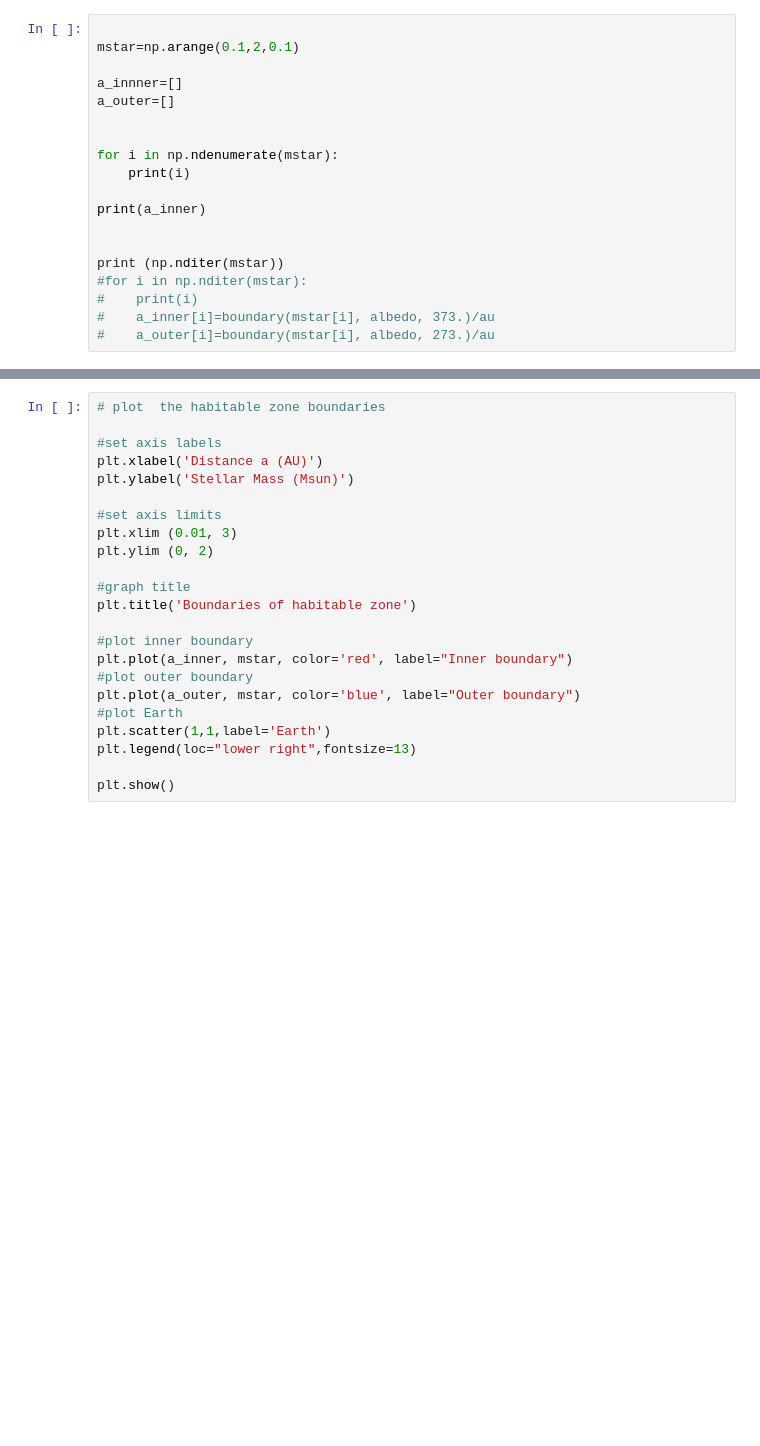
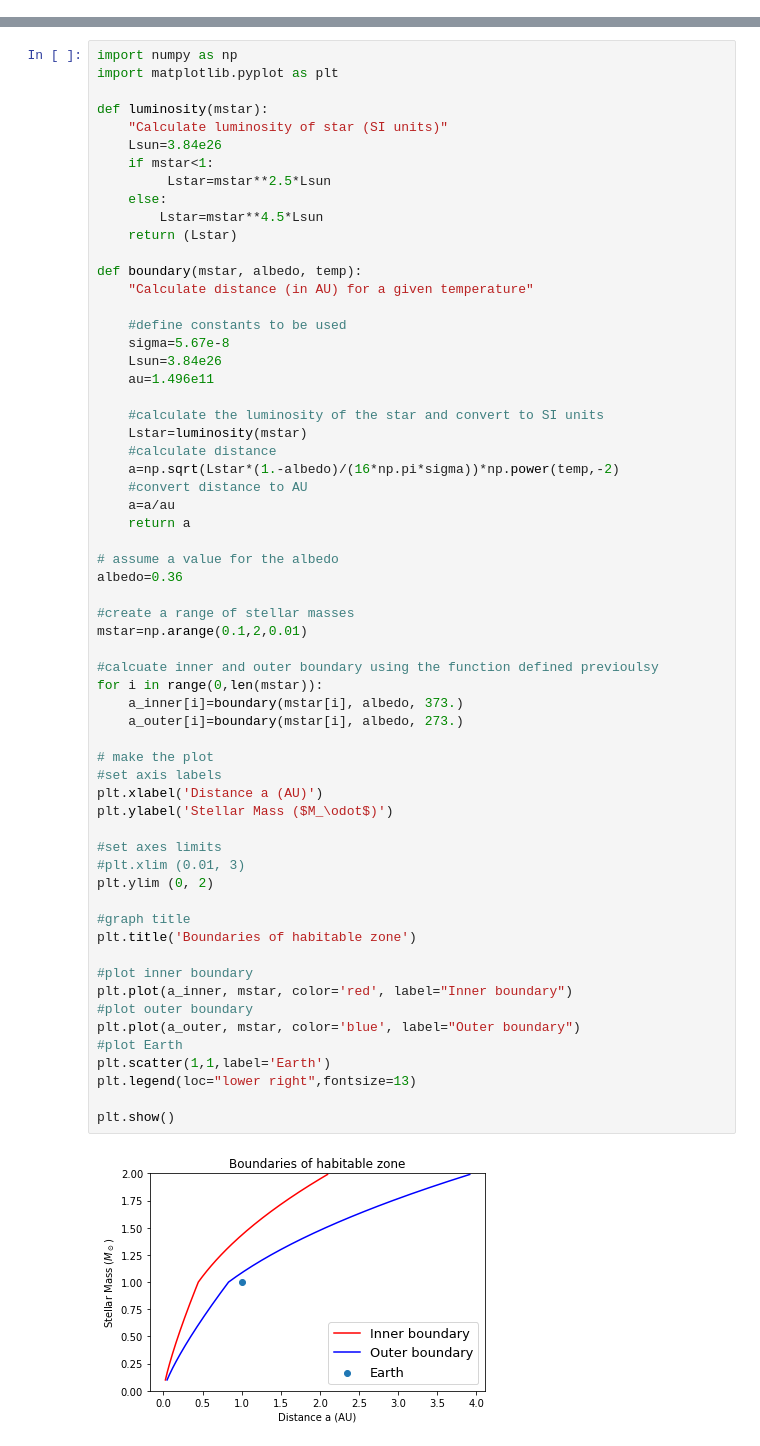
Before and after one commit to Milne-Centre/ThaiPASS2022, a Jupyter notebook: Exoplanets/Exoplanets-II.ipynb, the cells around one changed output, grey strips where cells are left out. Saved outputs shown, nothing was run; the diff lists cells and outputs as text; blank space fills up the shorter version.

```diff
--- a/Exoplanets/Exoplanets-II.ipynb
+++ b/Exoplanets/Exoplanets-II.ipynb
@@ -123,19 +118,0 @@ au=1.496e13
-# %%
-
-mstar=np.arange(0.1,2,0.1)
-
-a_innner=[]
-a_outer=[]
-
-
-for i in np.ndenumerate(mstar):
-    print(i)
-
-print(a_inner)
-
-
-print (np.nditer(mstar))
-#for i in np.nditer(mstar):
-#    print(i)
-#    a_inner[i]=boundary(mstar[i], albedo, 373.)/au
-#    a_outer[i]=boundary(mstar[i], albedo, 273.)/au
@@ -160,23 +119,63 @@ print (np.nditer(mstar))
 # %%
-# plot  the habitable zone boundaries
+import numpy as np
+import matplotlib.pyplot as plt
 
+def luminosity(mstar):
+    "Calculate luminosity of star (SI units)"
+    Lsun=3.84e26
+    if mstar<1:
+         Lstar=mstar**2.5*Lsun
+    else:
+        Lstar=mstar**4.5*Lsun
+    return (Lstar)
+
+def boundary(mstar, albedo, temp):
+    "Calculate distance (in AU) for a given temperature"
+
+    #define constants to be used
+    sigma=5.67e-8
+    Lsun=3.84e26
+    au=1.496e11
+
+    #calculate the luminosity of the star and convert to SI units
+    Lstar=luminosity(mstar)
+    #calculate distance
+    a=np.sqrt(Lstar*(1.-albedo)/(16*np.pi*sigma))*np.power(temp,-2)
+    #convert distance to AU
+    a=a/au
+    return a
+
+# assume a value for the albedo
+albedo=0.36
+
+#create a range of stellar masses
+mstar=np.arange(0.1,2,0.01)
+
+#calcuate inner and outer boundary using the function defined previoulsy
+for i in range(0,len(mstar)):
+    a_inner[i]=boundary(mstar[i], albedo, 373.)
+    a_outer[i]=boundary(mstar[i], albedo, 273.)
+
+# make the plot
 #set axis labels
 plt.xlabel('Distance a (AU)')
-plt.ylabel('Stellar Mass (Msun)')
+plt.ylabel('Stellar Mass ($M_\odot$)')
 
-#set axis limits
-plt.xlim (0.01, 3)
+#set axes limits
+#plt.xlim (0.01, 3)
 plt.ylim (0, 2)
 
 #graph title
 plt.title('Boundaries of habitable zone')
 
 #plot inner boundary
 plt.plot(a_inner, mstar, color='red', label="Inner boundary")
 #plot outer boundary
 plt.plot(a_outer, mstar, color='blue', label="Outer boundary")
 #plot Earth
 plt.scatter(1,1,label='Earth')
 plt.legend(loc="lower right",fontsize=13)
 
 plt.show()
+# %% [output]
+[figure, added]
```
Also changed, not shown: parts of 7 cells of this notebook, 22 other files.
